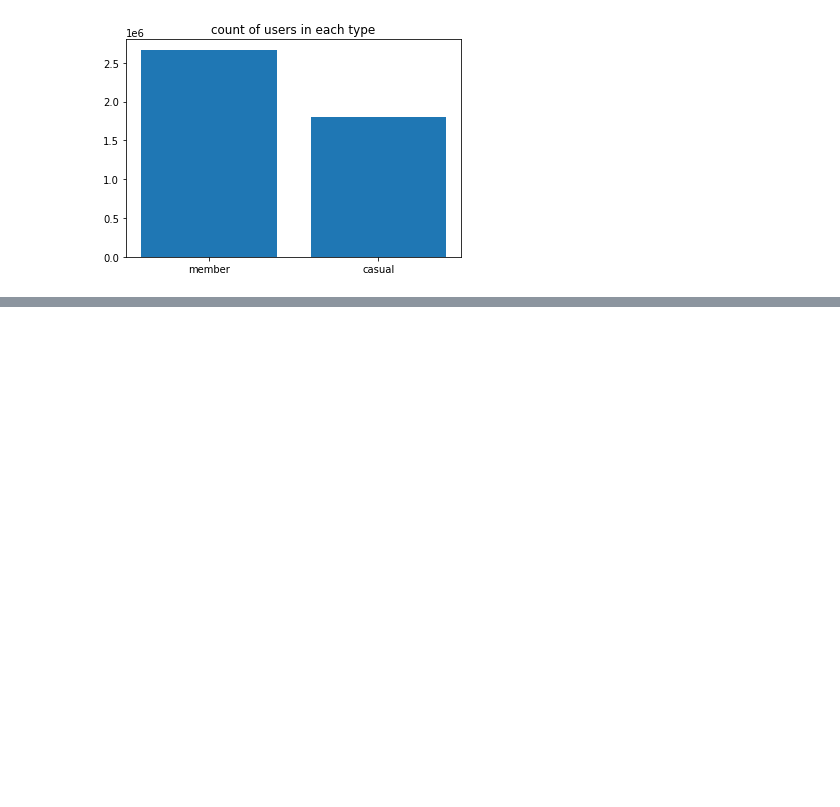
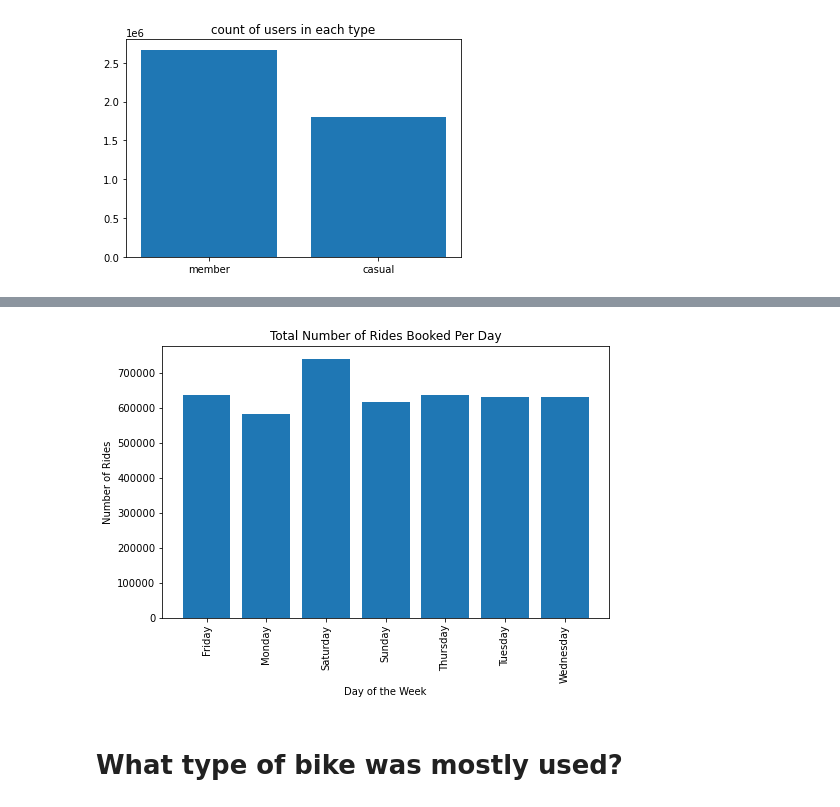
Before and after one commit to Gojo0007/Cyclistic_data_analysis, a Jupyter notebook: cyclistic_data_analysis.ipynb, the cells around one changed output, grey strips where cells are left out. Cells and saved outputs as stored; diff of their text form; code cells hidden in the pictures; blank space fills up the shorter version.

```diff
--- a/cyclistic_data_analysis.ipynb
+++ b/cyclistic_data_analysis.ipynb
@@ -433,0 +595,3 @@ plt.show()
+# %%
+group1 = cyclistic_data.groupby('day_name')['ride_id'].count()
+group1
@@ -433,0 +608,15 @@ plt.show()
+# %%
+plt.figure(figsize=(8,5))
+weekday = [weekday for weekday, cyclistic_data in cyclistic_data.groupby('day_name')] # This arranges the weekdays in the right order
+plt.title('Total Number of Rides Booked Per Day')
+plt.bar(weekday, group1)
+plt.xticks(weekday, rotation='vertical', size=10)
+plt.ylabel('Number of Rides')
+plt.xlabel('Day of the Week')
+plt.ticklabel_format(useOffset=False, style='plain', axis='y') #Make value on y axis to be plain and not exponential
+
+plt.show()
+# %% [output]
+[figure, added]
+# %% [markdown]
+# What type of bike was mostly used?
```
Also changed, not shown: parts of 19 cells of this notebook.
